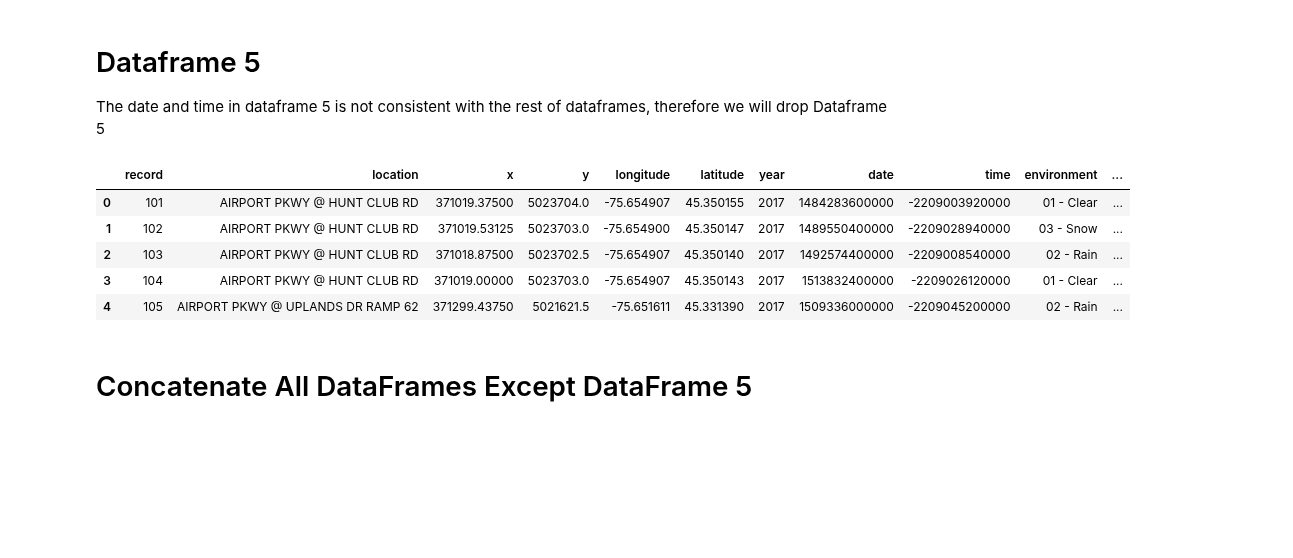
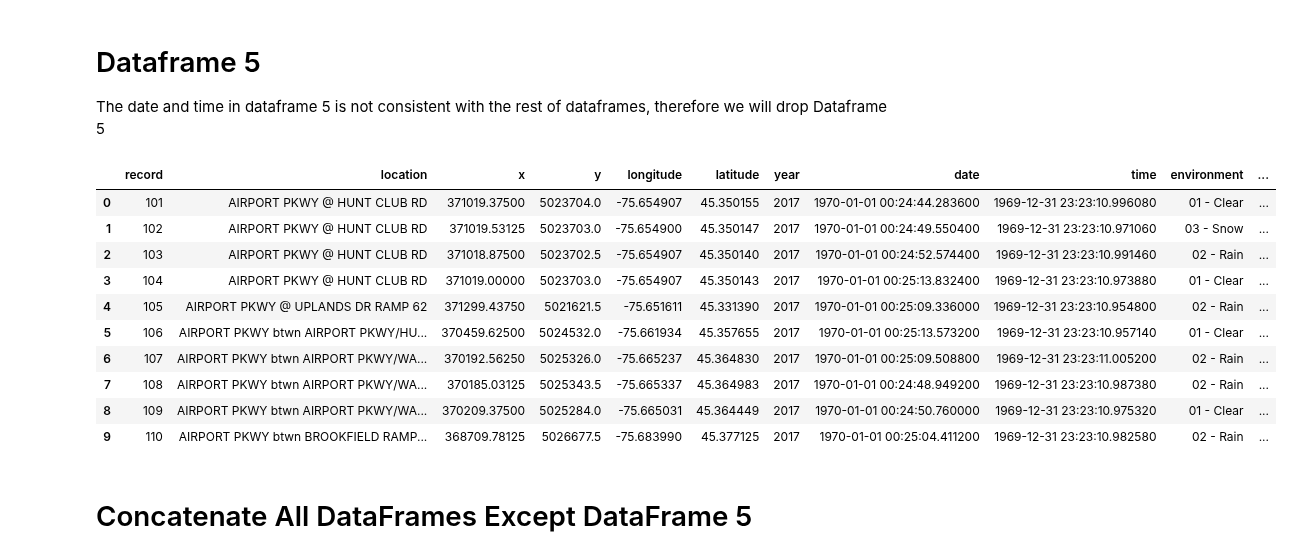
Before and after one commit to Owerre/imbalanced-learning, a Jupyter notebook: ottawa-collision/notebooks/01-data_cleaning.ipynb, the cells around one changed output. Saved outputs shown, nothing was run; the diff lists cells and outputs as text; code cells hidden in the pictures; blank space fills up the shorter version.

```diff
--- a/ottawa-collision/notebooks/01-data_cleaning.ipynb
+++ b/ottawa-collision/notebooks/01-data_cleaning.ipynb
@@ -172,14 +172,19 @@ True
 The date and time in dataframe 5 is not consistent with the rest of dataframes, therefore we will drop Dataframe 5
 # %%
 df5.columns = [x.lower() for x in df5.columns] # column names in lower case
-df5.head()
+df5.head(10)
 # %% [output]
 |  | record | location | x | y | longitude | latitude | year | date | time | environment | ... |
-| 0 | 101 | AIRPORT PKWY @ HUNT CLUB RD | 371019.37500 | 5023704.0 | -75.654907 | 45.350155 | 2017 | 1484283600000 | -2209003920000 | 01 - Clear | ... |
-| 1 | 102 | AIRPORT PKWY @ HUNT CLUB RD | 371019.53125 | 5023703.0 | -75.654900 | 45.350147 | 2017 | 1489550400000 | -2209028940000 | 03 - Snow | ... |
-| 2 | 103 | AIRPORT PKWY @ HUNT CLUB RD | 371018.87500 | 5023702.5 | -75.654907 | 45.350140 | 2017 | 1492574400000 | -2209008540000 | 02 - Rain | ... |
-| 3 | 104 | AIRPORT PKWY @ HUNT CLUB RD | 371019.00000 | 5023703.0 | -75.654907 | 45.350143 | 2017 | 1513832400000 | -2209026120000 | 01 - Clear | ... |
-| 4 | 105 | AIRPORT PKWY @ UPLANDS DR RAMP 62 | 371299.43750 | 5021621.5 | -75.651611 | 45.331390 | 2017 | 1509336000000 | -2209045200000 | 02 - Rain | ... |
+| 0 | 101 | AIRPORT PKWY @ HUNT CLUB RD | 371019.37500 | 5023704.0 | -75.654907 | 45.350155 | 2017 | 1970-01-01 00:24:44.283600 | 1969-12-31 23:23:10.996080 | 01 - Clear | ... |
+| 1 | 102 | AIRPORT PKWY @ HUNT CLUB RD | 371019.53125 | 5023703.0 | -75.654900 | 45.350147 | 2017 | 1970-01-01 00:24:49.550400 | 1969-12-31 23:23:10.971060 | 03 - Snow | ... |
+| 2 | 103 | AIRPORT PKWY @ HUNT CLUB RD | 371018.87500 | 5023702.5 | -75.654907 | 45.350140 | 2017 | 1970-01-01 00:24:52.574400 | 1969-12-31 23:23:10.991460 | 02 - Rain | ... |
+| 3 | 104 | AIRPORT PKWY @ HUNT CLUB RD | 371019.00000 | 5023703.0 | -75.654907 | 45.350143 | 2017 | 1970-01-01 00:25:13.832400 | 1969-12-31 23:23:10.973880 | 01 - Clear | ... |
+| 4 | 105 | AIRPORT PKWY @ UPLANDS DR RAMP 62 | 371299.43750 | 5021621.5 | -75.651611 | 45.331390 | 2017 | 1970-01-01 00:25:09.336000 | 1969-12-31 23:23:10.954800 | 02 - Rain | ... |
+| 5 | 106 | AIRPORT PKWY btwn AIRPORT PKWY/HU... | 370459.62500 | 5024532.0 | -75.661934 | 45.357655 | 2017 | 1970-01-01 00:25:13.573200 | 1969-12-31 23:23:10.957140 | 01 - Clear | ... |
+| 6 | 107 | AIRPORT PKWY btwn AIRPORT PKWY/WA... | 370192.56250 | 5025326.0 | -75.665237 | 45.364830 | 2017 | 1970-01-01 00:25:09.508800 | 1969-12-31 23:23:11.005200 | 02 - Rain | ... |
+| 7 | 108 | AIRPORT PKWY btwn AIRPORT PKWY/WA... | 370185.03125 | 5025343.5 | -75.665337 | 45.364983 | 2017 | 1970-01-01 00:24:48.949200 | 1969-12-31 23:23:10.987380 | 02 - Rain | ... |
+| 8 | 109 | AIRPORT PKWY btwn AIRPORT PKWY/WA... | 370209.37500 | 5025284.0 | -75.665031 | 45.364449 | 2017 | 1970-01-01 00:24:50.760000 | 1969-12-31 23:23:10.975320 | 01 - Clear | ... |
+| 9 | 110 | AIRPORT PKWY btwn BROOKFIELD RAMP... | 368709.78125 | 5026677.5 | -75.683990 | 45.377125 | 2017 | 1970-01-01 00:25:04.411200 | 1969-12-31 23:23:10.982580 | 02 - Rain | ... |
 # %% [markdown]
 # Concatenate All DataFrames Except DataFrame 5
 # %%
```
Also changed, not shown: 10 other files.
